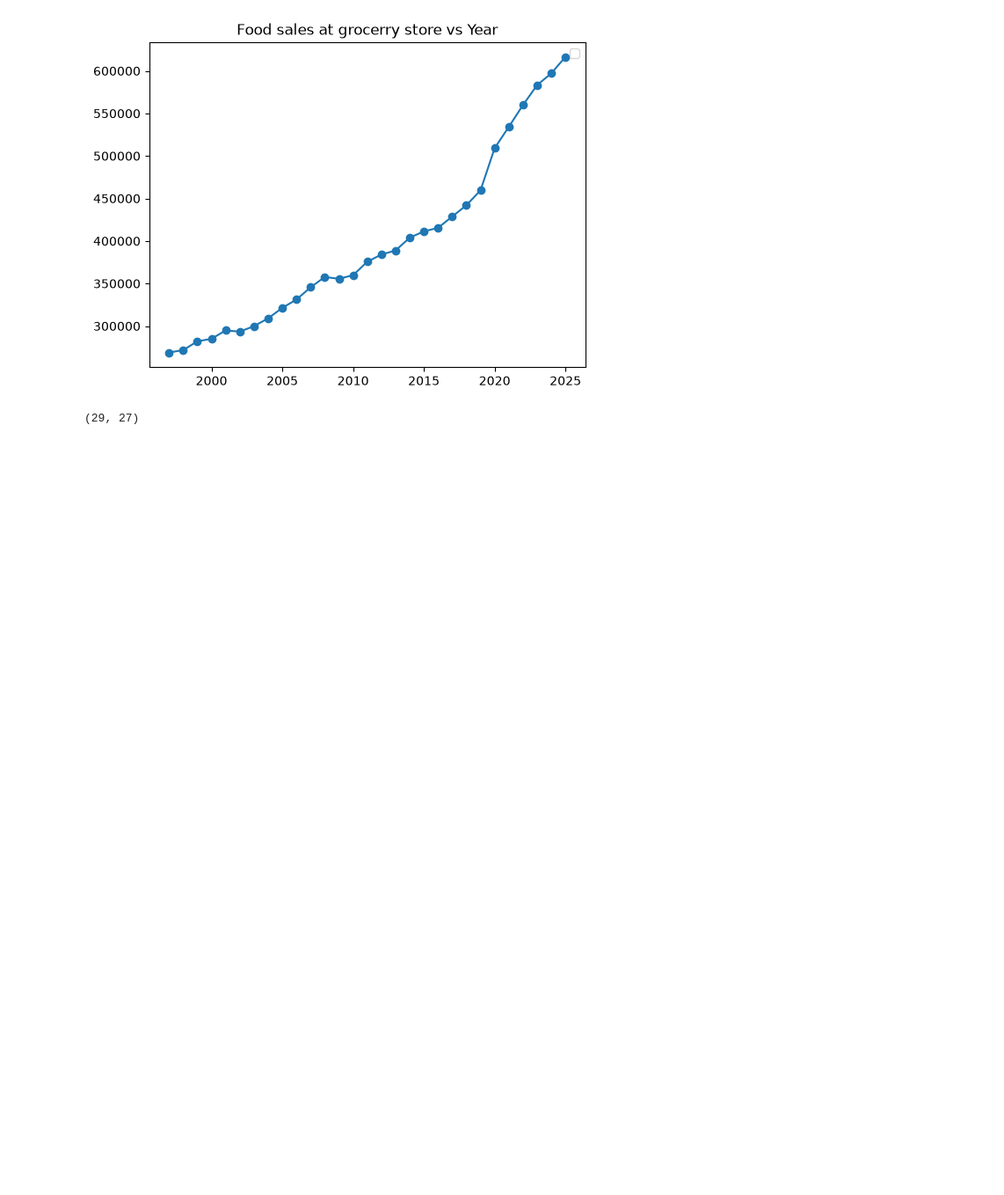
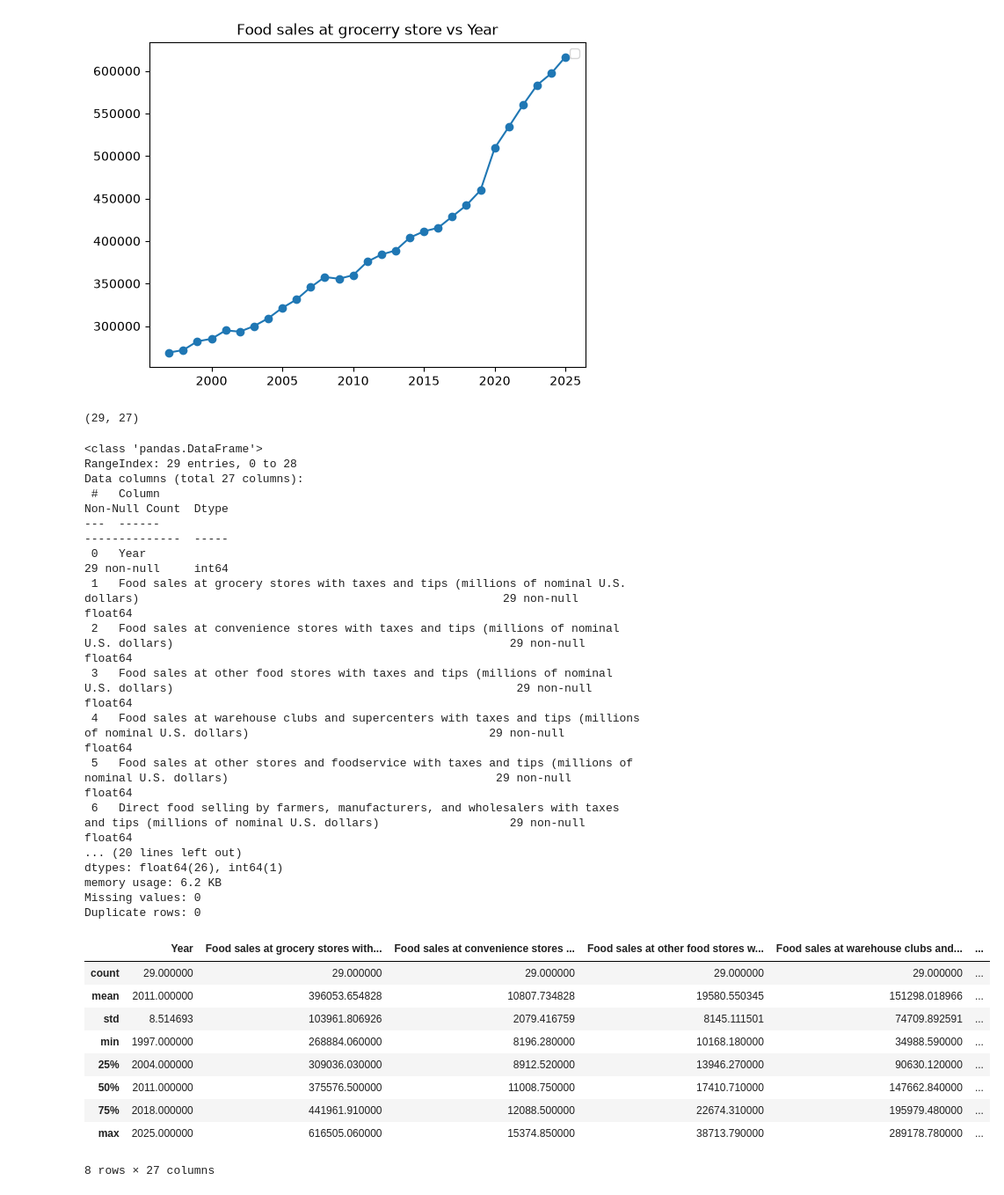
Before and after one commit to kebron21/CMSC320_CP1, a Jupyter notebook: checkpoint2.ipynb, the cells around one changed output. Shown at 88% size. Drawn from its saved outputs; the diff is of its cells as text; code cells hidden in the pictures; blank space fills up the shorter version.

Commit message:
finish documenting preprocessing: missing values and duplicare rows

```diff
--- a/checkpoint2.ipynb
+++ b/checkpoint2.ipynb
@@ -27,3 +27,38 @@ plt.show()
 df.shape
 # %% [output]
 (29, 27)
+# %%
+df.info()
+
+print("Missing values:", df.isna().sum().sum())
+print("Duplicate rows:", df.duplicated().sum())
+
+df.describe()
+# %% [output]
+<class 'pandas.DataFrame'>
+RangeIndex: 29 entries, 0 to 28
+Data columns (total 27 columns):
+ #   Column                                                                                                                                  Non-Null Count  Dtype
+---  ------                                                                                                                                  --------------  -----
+ 0   Year                                                                                                                                    29 non-null     int64
+ 1   Food sales at grocery stores with taxes and tips (millions of nominal U.S. dollars)                                                     29 non-null     float64
+ 2   Food sales at convenience stores with taxes and tips (millions of nominal U.S. dollars)                                                 29 non-null     float64
+ 3   Food sales at other food stores with taxes and tips (millions of nominal U.S. dollars)                                                  29 non-null     float64
+ 4   Food sales at warehouse clubs and supercenters with taxes and tips (millions of nominal U.S. dollars)                                   29 non-null     float64
+ 5   Food sales at other stores and foodservice with taxes and tips (millions of nominal U.S. dollars)                                       29 non-null     float64
+ 6   Direct food selling by farmers, manufacturers, and wholesalers with taxes and tips (millions of nominal U.S. dollars)                   29 non-null     float64
+... (20 lines left out)
+dtypes: float64(26), int64(1)
+memory usage: 6.2 KB
+Missing values: 0
+Duplicate rows: 0
+|  | Year | Food sales at grocery stores with... | Food sales at convenience stores ... | Food sales at other food stores w... | Food sales at warehouse clubs and... | ... |
+| count | 29.000000 | 29.000000 | 29.000000 | 29.000000 | 29.000000 | ... |
+| mean | 2011.000000 | 396053.654828 | 10807.734828 | 19580.550345 | 151298.018966 | ... |
+| std | 8.514693 | 103961.806926 | 2079.416759 | 8145.111501 | 74709.892591 | ... |
+| min | 1997.000000 | 268884.060000 | 8196.280000 | 10168.180000 | 34988.590000 | ... |
+| 25% | 2004.000000 | 309036.030000 | 8912.520000 | 13946.270000 | 90630.120000 | ... |
+| 50% | 2011.000000 | 375576.500000 | 11008.750000 | 17410.710000 | 147662.840000 | ... |
+| 75% | 2018.000000 | 441961.910000 | 12088.500000 | 22674.310000 | 195979.480000 | ... |
+| max | 2025.000000 | 616505.060000 | 15374.850000 | 38713.790000 | 289178.780000 | ... |
+8 rows × 27 columns
```
